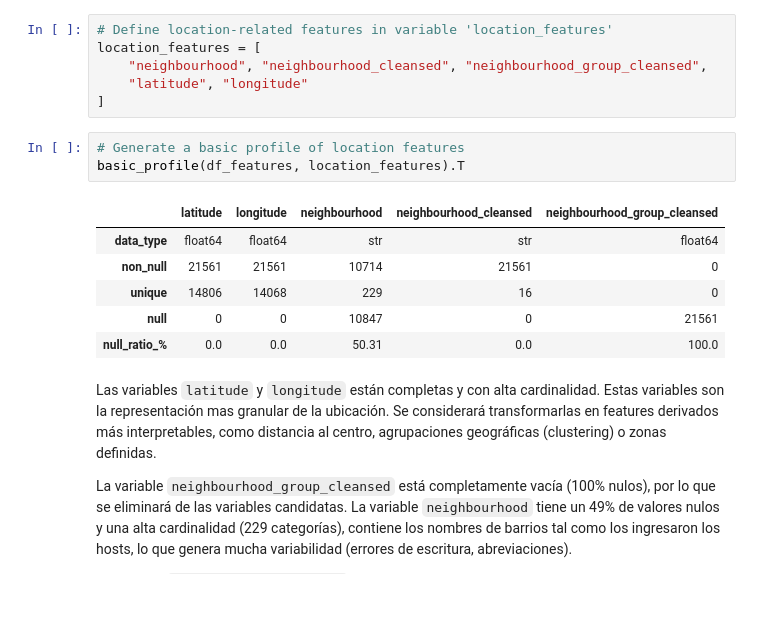
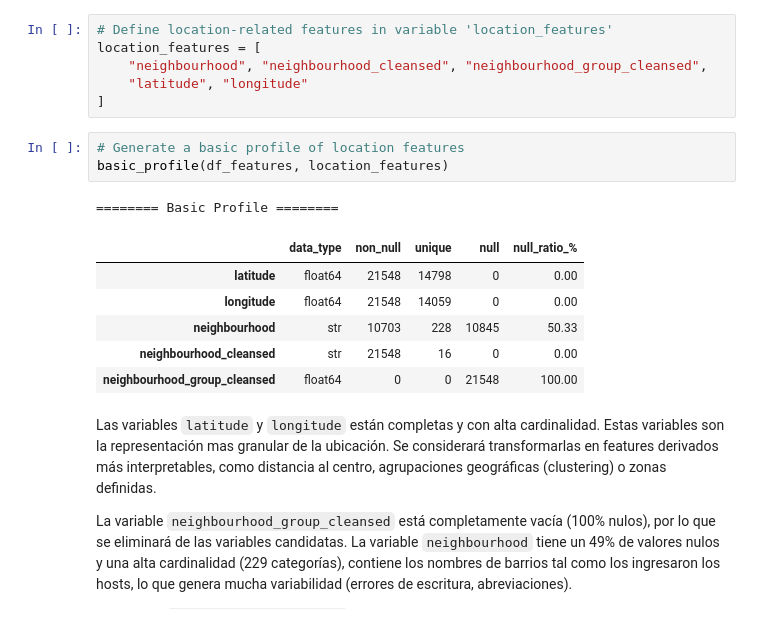
Before and after one commit to josue-rdgzcb/airbnb-price-prediction-cdmx, a Jupyter notebook: notebooks/01_data_exploration.ipynb, the cells around one changed output. Cells and saved outputs as stored; diff of their text form.

Commit message:
update notebook 01_data_exploration: analysis and transformation of host features

```diff
--- a/notebooks/01_data_exploration.ipynb
+++ b/notebooks/01_data_exploration.ipynb
@@ -1386,14 +1397,15 @@ location_features = [
 ]
 # %%
 # Generate a basic profile of location features
-basic_profile(df_features, location_features).T
+basic_profile(df_features, location_features)
 # %% [output]
+======== Basic Profile ========
-|  | latitude | longitude | neighbourhood | neighbourhood_cleansed | neighbourhood_group_cleansed |
-| data_type | float64 | float64 | str | str | float64 |
-| non_null | 21561 | 21561 | 10714 | 21561 | 0 |
-| unique | 14806 | 14068 | 229 | 16 | 0 |
-| null | 0 | 0 | 10847 | 0 | 21561 |
-| null_ratio_% | 0.0 | 0.0 | 50.31 | 0.0 | 100.0 |
+|  | data_type | non_null | unique | null | null_ratio_% |
+| latitude | float64 | 21548 | 14798 | 0 | 0.00 |
+| longitude | float64 | 21548 | 14059 | 0 | 0.00 |
+| neighbourhood | str | 10703 | 228 | 10845 | 50.33 |
+| neighbourhood_cleansed | str | 21548 | 16 | 0 | 0.00 |
+| neighbourhood_group_cleansed | float64 | 0 | 0 | 21548 | 100.00 |
 # %% [markdown]
 Las variables `latitude` y `longitude` están completas y con alta cardinalidad. Estas variables son la representación mas granular de la ubicación. Se considerará transformarlas en features derivados más interpretables, como distancia al centro, agrupaciones geográficas (clustering) o zonas definidas.
 
```
Also changed, not shown: parts of 48 cells of this notebook.
